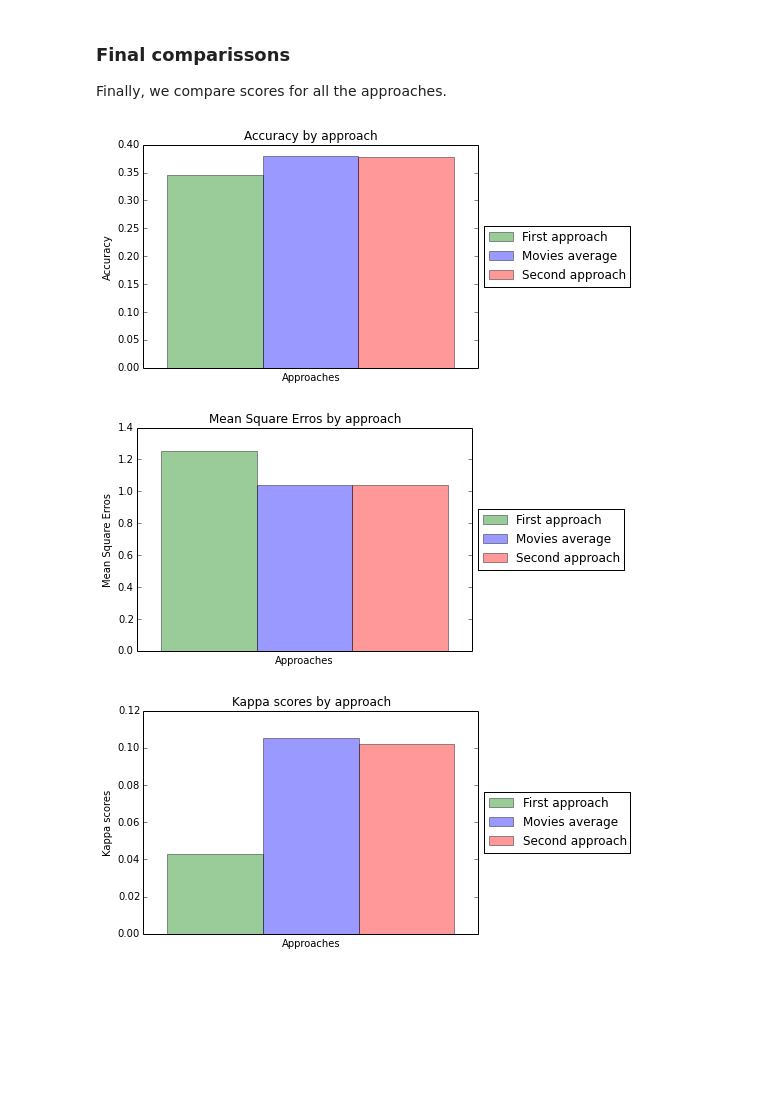
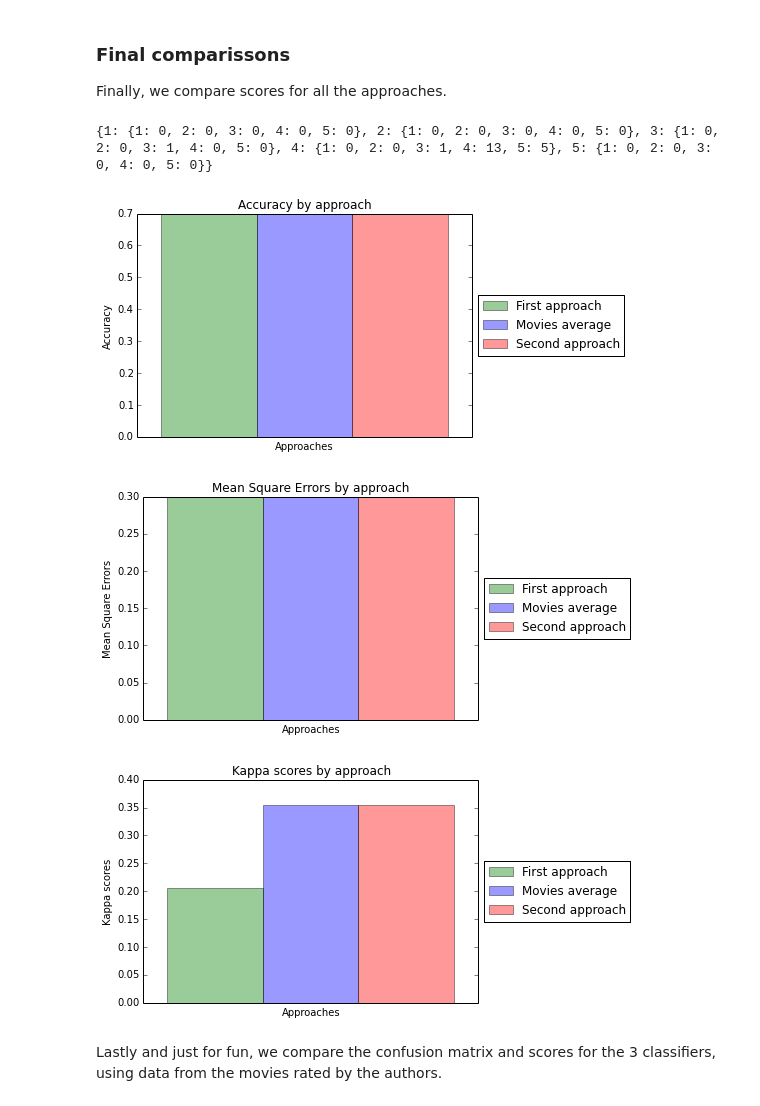
Before and after one commit to gabrielilharco/ctc17-project3, a Jupyter notebook: src/main.ipynb, the cells around one changed output. Drawn from its saved outputs; the diff is of its cells as text; code cells hidden in the pictures; blank space fills up the shorter version.

```diff
--- a/src/main.ipynb
+++ b/src/main.ipynb
@@ -364,3 +483,8 @@ def get_statistics(confusion_matrix, labels):
         ef += true_totals[int(label)]*predict_totals[int(label)]/total
     K = (rights-ef)/(total-ef)
     return accuracy, error, K
+
+accuracy, error, kappa = get_statistics(confusion_matrix, labels)
+print "Accuracy:", accuracy
+print "Mean Square Error:", error
+print "Kappa score:", kappa
@@ -494,0 +554,14 @@ Test set size: 200044
+# %%
+columns2 = ['age', 'gender', 'ocupation', 'movie_id', 'rating']
+best_depth2, best_clf2 = find_best_depth(train_set, validation_set, [2], columns2)
+
+confusion_matrix2 = best_clf2.score(test_set[columns2], labels, 'rating')
+accuracy2, error2, kappa2 = get_statistics(confusion_matrix2, labels)
+
+print "======================================"
+print "Best tree depth:", best_depth2
+print "Accuracy on test set: " + str(accuracy2)
+print "Mean quadratic error on test set: " + str(error2)
+print "Kappa score on test set: " + str(kappa2)
+print "Plotting confusion matrix"
+plot_confusion_matrix(confusion_matrix2, labels)
@@ -552,3 +628,0 @@ Lets build this second approach and see how it scores.
-# %%
-# building data
-data = build_features(['timestamp', 'zip_code', 'user_id', 'genre'])
@@ -594,37 +631,55 @@ Plotting confusion matrix:
 
 Finally, we compare scores for all the approaches.
 # %%
-accuracies = [accuracy, a_priori_accuracy, accuracy2]
-errors = [error, a_priori_error, error2]
-kappas = [kappa, a_priori_kappa, kappa2]
+movie_avg_columns = ['movie_id', 'rating']
+columns = ['age', 'genre', 'gender', 'ocupation', 'rating']
+columns2 = ['age', 'gender', 'ocupation', 'movie_id', 'rating']
+test_set_personal = data.ix[data['user_id'].isin(['6041','6042'])]
+
+confusion_matrix = best_clf.score(test_set_personal[columns], labels, 'rating')
+confusion_matrix2 = best_clf2.score(test_set_personal[columns2], labels, 'rating')
+movie_avg_cm = movie_avg_train_and_predict(train_set, test_set_personal, data, movie_avg_columns)
+
+print confusion_matrix
+
+(accuracy, error, kappa) = get_statistics(confusion_matrix, labels)
+(accuracy2, error2, kappa2) = get_statistics(confusion_matrix2, labels)
+(movie_avg_accuracy, movie_avg_error, movie_avg_kappa) = get_statistics(movie_avg_cm, labels)
+
+accuracies = [accuracy, movie_avg_accuracy, accuracy2]
+errors = [error, movie_avg_error, error2]
+kappas = [kappa, movie_avg_kappa, kappa2]
 names = ['First approach', 'Movies average', 'Second approach']
 colors = ['g','b','r']
 
 def plot_statistic (statistic, names, colors, statistic_name):
     """
     plot statistics
     """
     fig, ax = plt.subplots()
     bar_width = 0.1
     opacity = 0.4
     error_config = {'ecolor': '0.3'}
     for index in range(len(statistic)):
         rect = plt.bar(0.075+bar_width*index, statistic[index], bar_width,
                       alpha=opacity,
                       color=colors[index],
                       error_kw=error_config,
                       label=names[index])
     plt.xlabel('Approaches')
     plt.ylabel(statistic_name)
     plt.title(statistic_name + " by approach")
     ax.legend(loc='center left', bbox_to_anchor=(1, 0.5))
     plt.tick_params(axis='x', which='both',bottom='off', top='off', labelbottom='off')
     plt.show()
 
 plot_statistic(accuracies, names, colors, 'Accuracy')
-plot_statistic(errors, names, colors, 'Mean Square Erros')
+plot_statistic(errors, names, colors, 'Mean Square Errors')
 plot_statistic(kappas, names, colors, 'Kappa scores')
 # %% [output]
+{1: {1: 0, 2: 0, 3: 0, 4: 0, 5: 0}, 2: {1: 0, 2: 0, 3: 0, 4: 0, 5: 0}, 3: {1: 0, 2: 0, 3: 1, 4: 0, 5: 0}, 4: {1: 0, 2: 0, 3: 1, 4: 13, 5: 5}, 5: {1: 0, 2: 0, 3: 0, 4: 0, 5: 0}}
-[figure, old version]
+[figure, new version]
-[figure, old version]
+[figure, new version]
-[figure, old version]
+[figure, new version]
+# %% [markdown]
+Lastly and just for fun, we compare the confusion matrix and scores for the 3 classifiers, using data from the movies rated by the authors.
```
Also changed, not shown: parts of 46 cells of this notebook, 3 other files.
